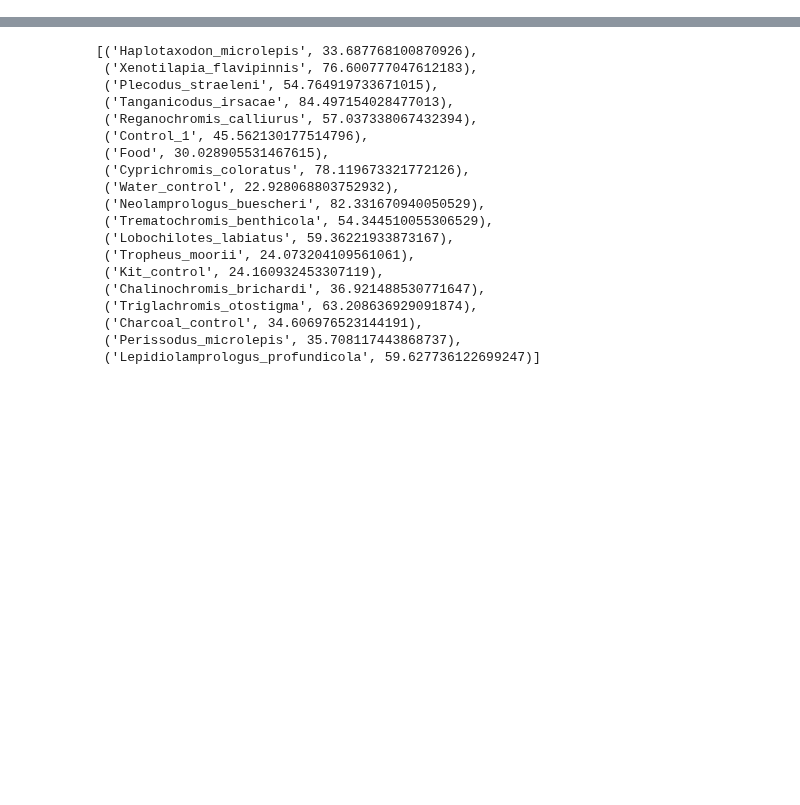
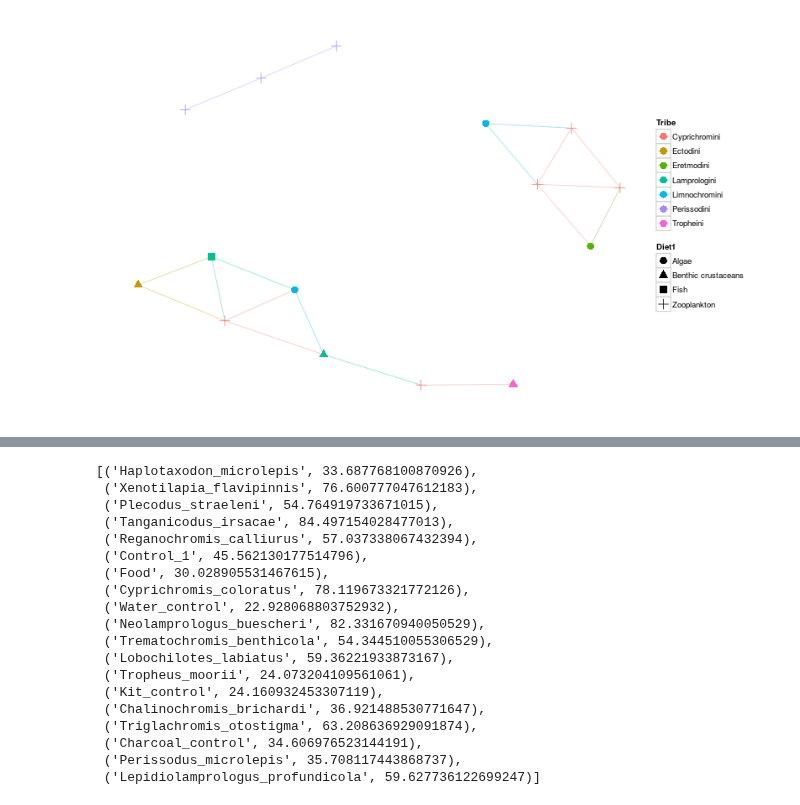
Before and after one commit to ryneches/fishpoo, a Jupyter notebook: fishpoo.ipynb, the cells around one changed output, grey strips where cells are left out. Cells and saved outputs as stored; diff of their text form; code cells hidden in the pictures; blank space fills up the shorter version.

```diff
--- a/fishpoo.ipynb
+++ b/fishpoo.ipynb
@@ -189,0 +204,6 @@ plot_bar(fishpoo_phase1, x="Diet1", fill="Phylum")
+# %%
+%%R -w 800 -h 480 -u px
+fishpoo_phase1_net <- make_network( fishpoo_phase1, max.dist=0.3, dist.fun="unifrac" )
+plot_network( fishpoo_phase1_net, fishpoo_phase1, color="Tribe", shape="Diet1", line_weight=0.4, label=NULL)
+# %% [output]
+[figure, added]
```
Also changed, not shown: parts of 7 cells of this notebook.
